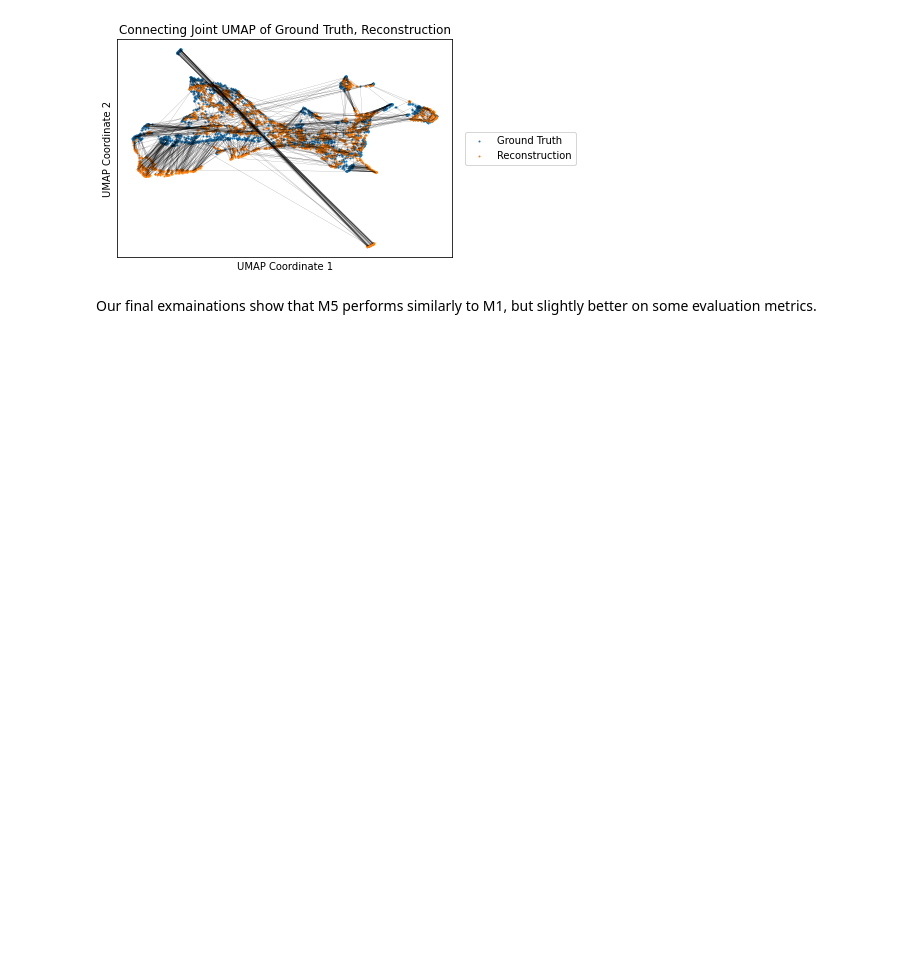
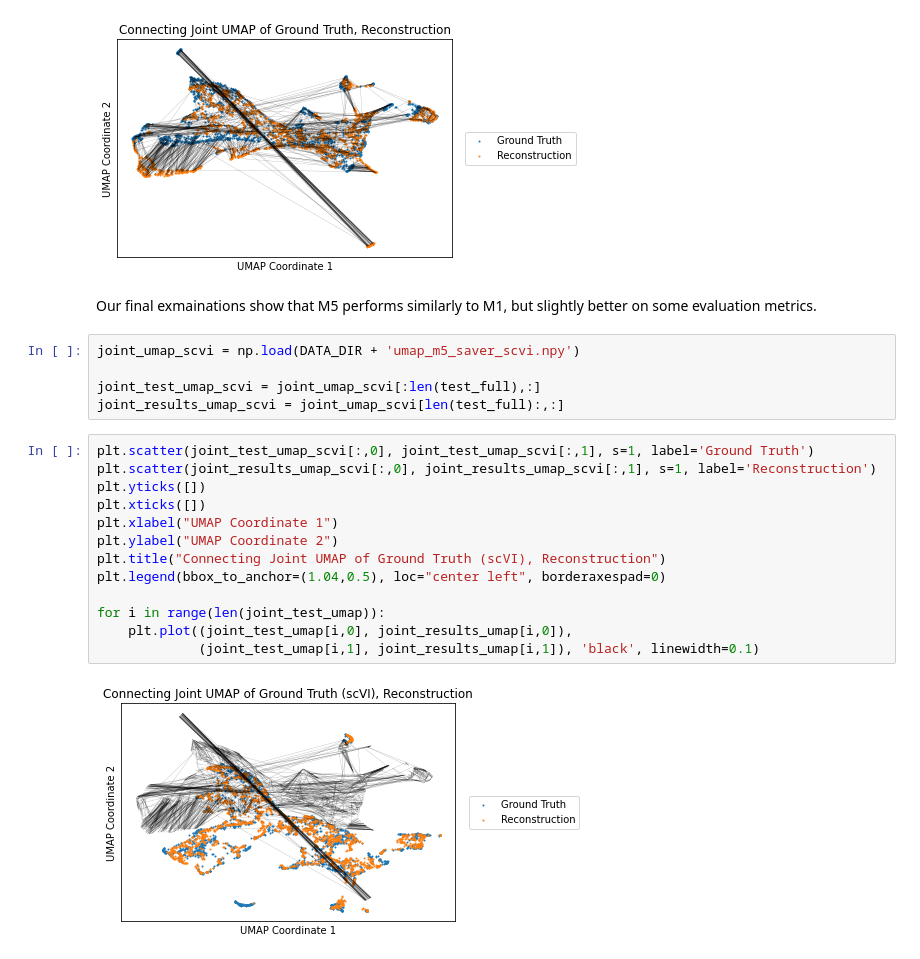
Before and after one commit to kushagrasharma/hormozlab, a Jupyter notebook: Going Deep Into Dist M5 SAVER.ipynb, the cells around one changed output. Saved outputs shown, nothing was run; the diff lists cells and outputs as text; blank space fills up the shorter version.

```diff
--- a/Going Deep Into Dist M5 SAVER.ipynb
+++ b/Going Deep Into Dist M5 SAVER.ipynb
@@ -315,3 +319,23 @@ for i in range(len(joint_test_umap)):
 [figure]
 # %% [markdown]
 Our final exmainations show that M5 performs similarly to M1, but slightly better on some evaluation metrics.
+# %%
+joint_umap_scvi = np.load(DATA_DIR + 'umap_m5_saver_scvi.npy')
+
+joint_test_umap_scvi = joint_umap_scvi[:len(test_full),:]
+joint_results_umap_scvi = joint_umap_scvi[len(test_full):,:]
+# %%
+plt.scatter(joint_test_umap_scvi[:,0], joint_test_umap_scvi[:,1], s=1, label='Ground Truth')
+plt.scatter(joint_results_umap_scvi[:,0], joint_results_umap_scvi[:,1], s=1, label='Reconstruction')
+plt.yticks([])
+plt.xticks([])
+plt.xlabel("UMAP Coordinate 1")
+plt.ylabel("UMAP Coordinate 2")
+plt.title("Connecting Joint UMAP of Ground Truth (scVI), Reconstruction")
+plt.legend(bbox_to_anchor=(1.04,0.5), loc="center left", borderaxespad=0)
+
+for i in range(len(joint_test_umap)):
+    plt.plot((joint_test_umap[i,0], joint_results_umap[i,0]),
+             (joint_test_umap[i,1], joint_results_umap[i,1]), 'black', linewidth=0.1)
+# %% [output]
+[figure, added]
```
Also changed, not shown: parts of 2 cells of this notebook, 5 other files.
